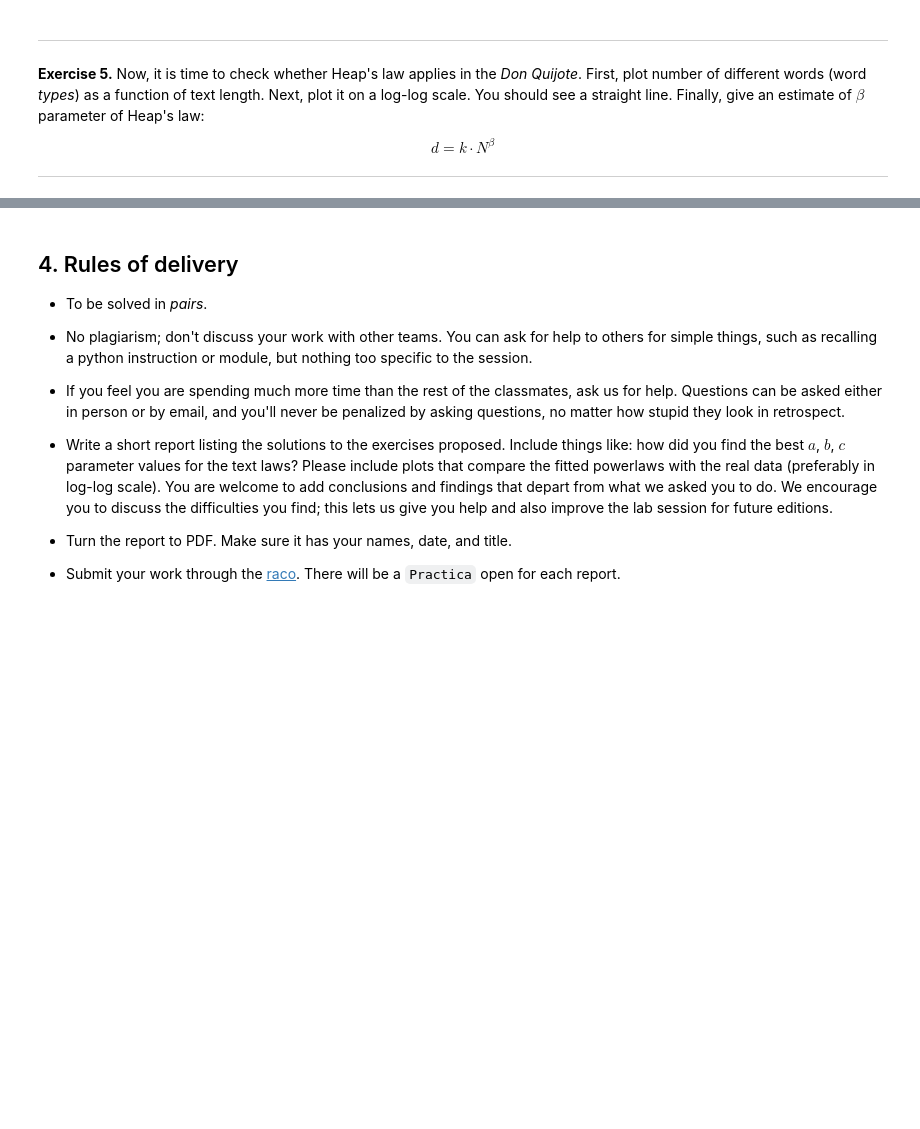
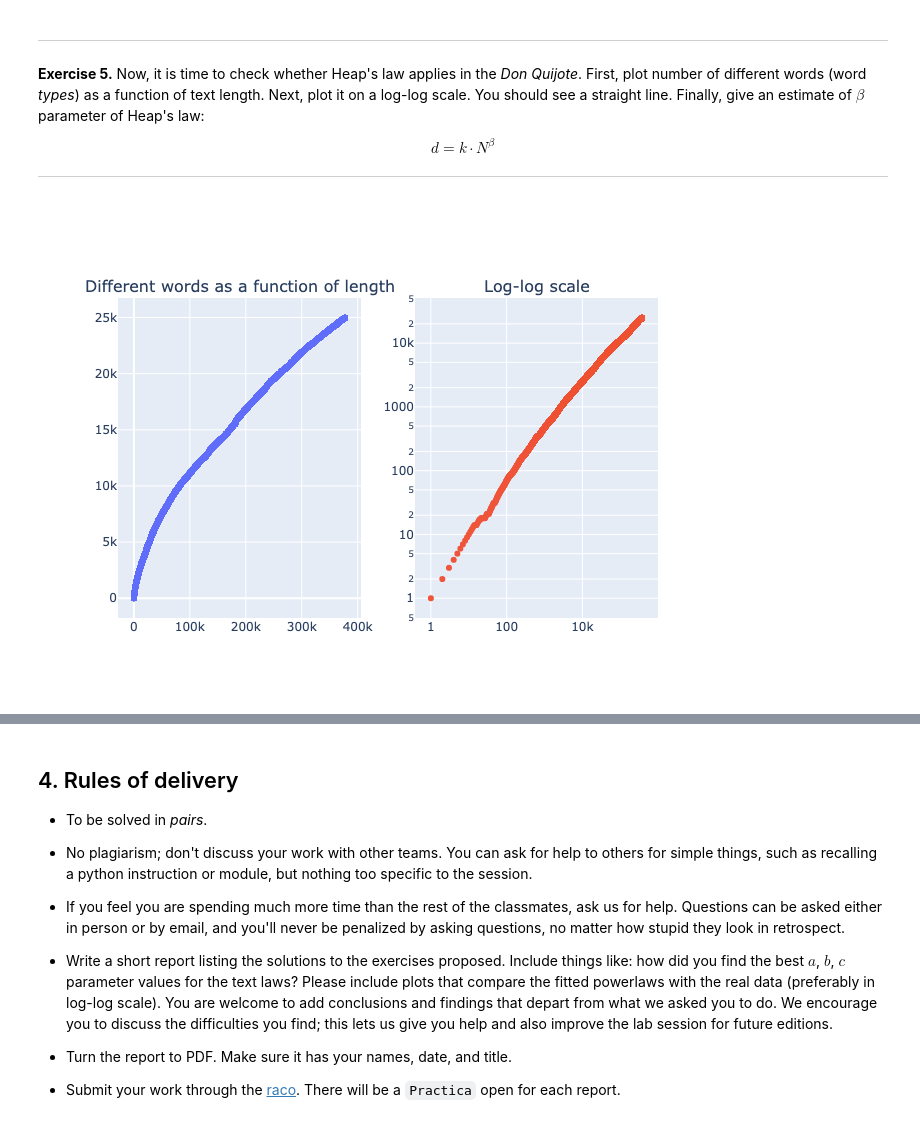
Before and after one commit to marcfranquesa/gced-coursework, a Jupyter notebook: CAI/lab1/01powerlaws.ipynb, the cells around one changed output, grey strips where cells are left out. Saved outputs shown, nothing was run; the diff lists cells and outputs as text; code cells hidden in the pictures; blank space fills up the shorter version.

```diff
--- a/CAI/lab1/01powerlaws.ipynb
+++ b/CAI/lab1/01powerlaws.ipynb
@@ -413,26 +413,31 @@ length = list(range(1, len(new_words_counter) + 1))
 # %%
 fig = make_subplots(rows=1, cols=2, subplot_titles=("Different words as a function of length", "Log-log scale"))
 
 fig.add_trace(
     go.Scatter(
         x=length,
         y=new_words_counter,
         mode="markers"
     ),
     row=1, col=1
 )
 
 
 fig.add_trace(
     go.Scatter(
-        x=log(length),
-        y=log(new_words_counter),
+        x=length,
+        y=new_words_counter,
         mode="markers"
     ),
     row=1, col=2
 )
+fig.update_xaxes(type="log", row=1, col=2)
+fig.update_yaxes(type="log", row=1, col=2)
 
+fig.update_layout(showlegend=False)
 fig.show(renderer="png")
+# %% [output]
+[figure, added]
 # %%
 # logd = logk + beta * logN
 
```
Also changed, not shown: parts of 9 cells of this notebook, 9 other files.
